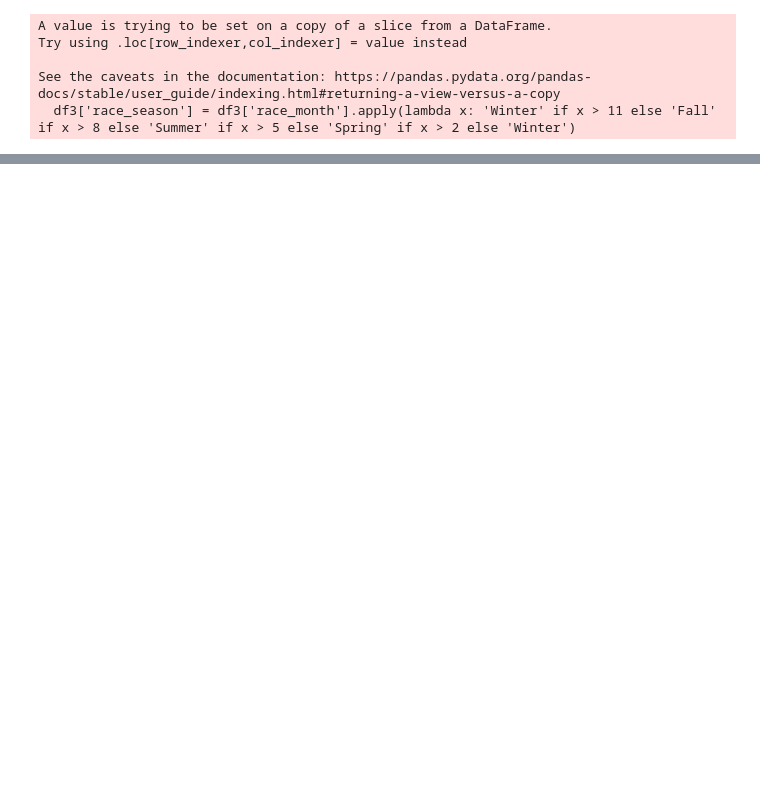
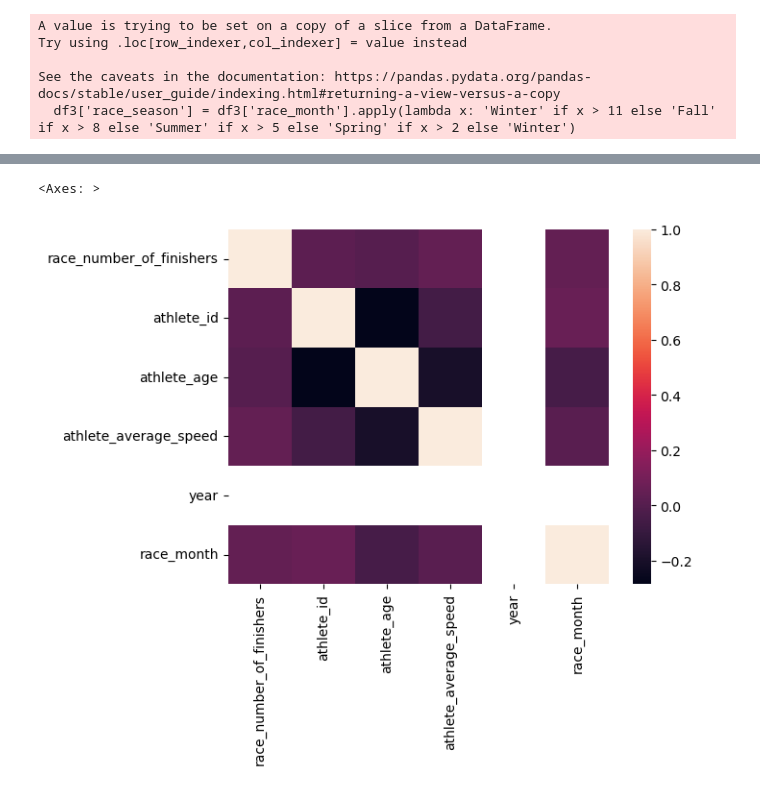
Before and after one commit to GiwonLee1999/Marathon-Analysis, a Jupyter notebook: EDA/Marathon.ipynb, the cells around one changed output, grey strips where cells are left out. Saved outputs shown, nothing was run; the diff lists cells and outputs as text; code cells hidden in the pictures; blank space fills up the shorter version.

Commit message:
added a heatmap

```diff
--- a/EDA/Marathon.ipynb
+++ b/EDA/Marathon.ipynb
@@ -520,3 +506,8 @@ df3.head(25)
 # df3.groupby('race_season')['athlete_average_speed'].agg['mean','count'].sort_values('mean',ascending=False)
 # %%
 # df3.query('race_length == "50mi"').groupby('race_season')['athlete_average_speed'].agg['mean','count'].sort_values('mean',ascending=False)
+# %%
+sns.heatmap(df3.corr(numeric_only=True))
+# %% [output]
+<Axes: >
+[figure, added]
```
Also changed, not shown: parts of 3 cells of this notebook.
